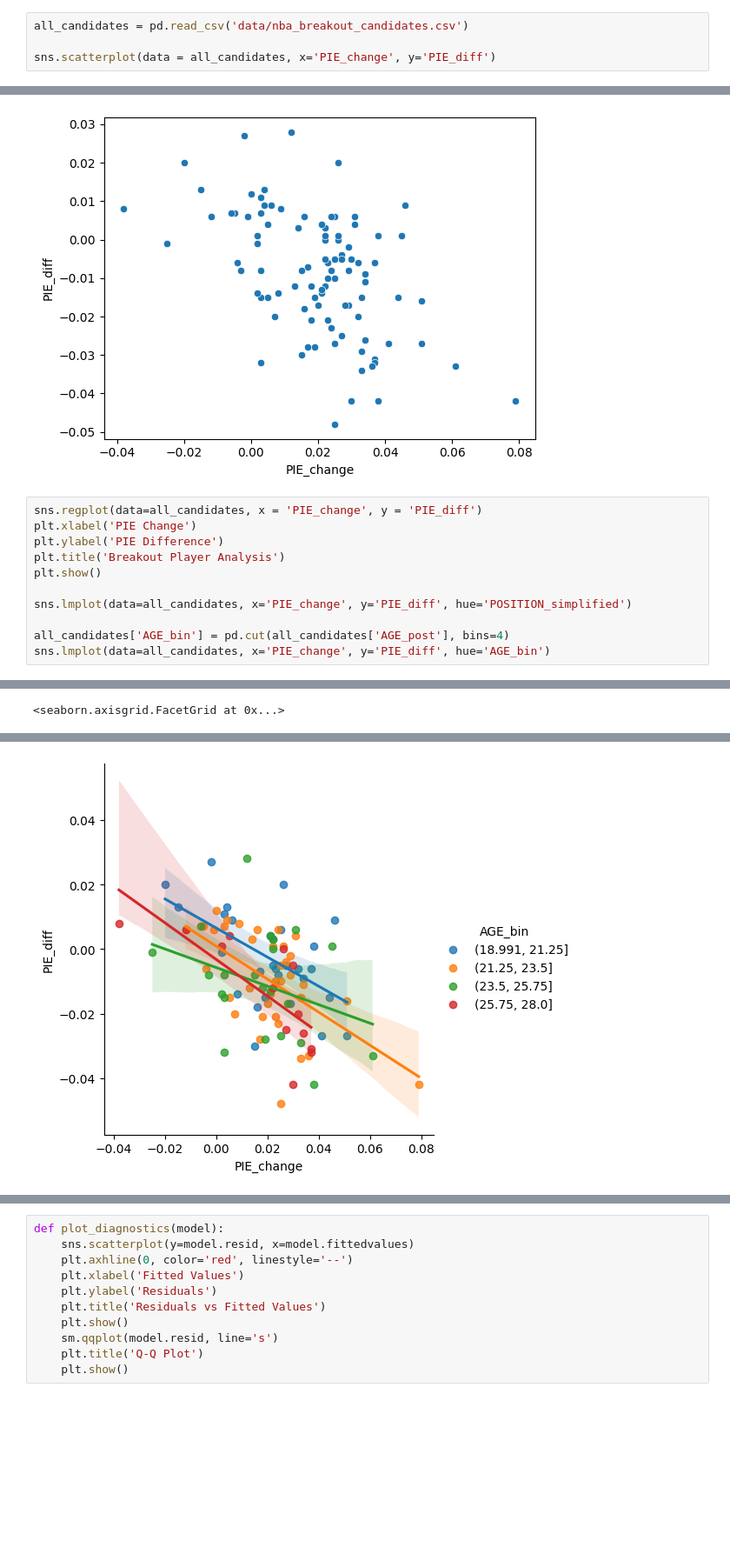
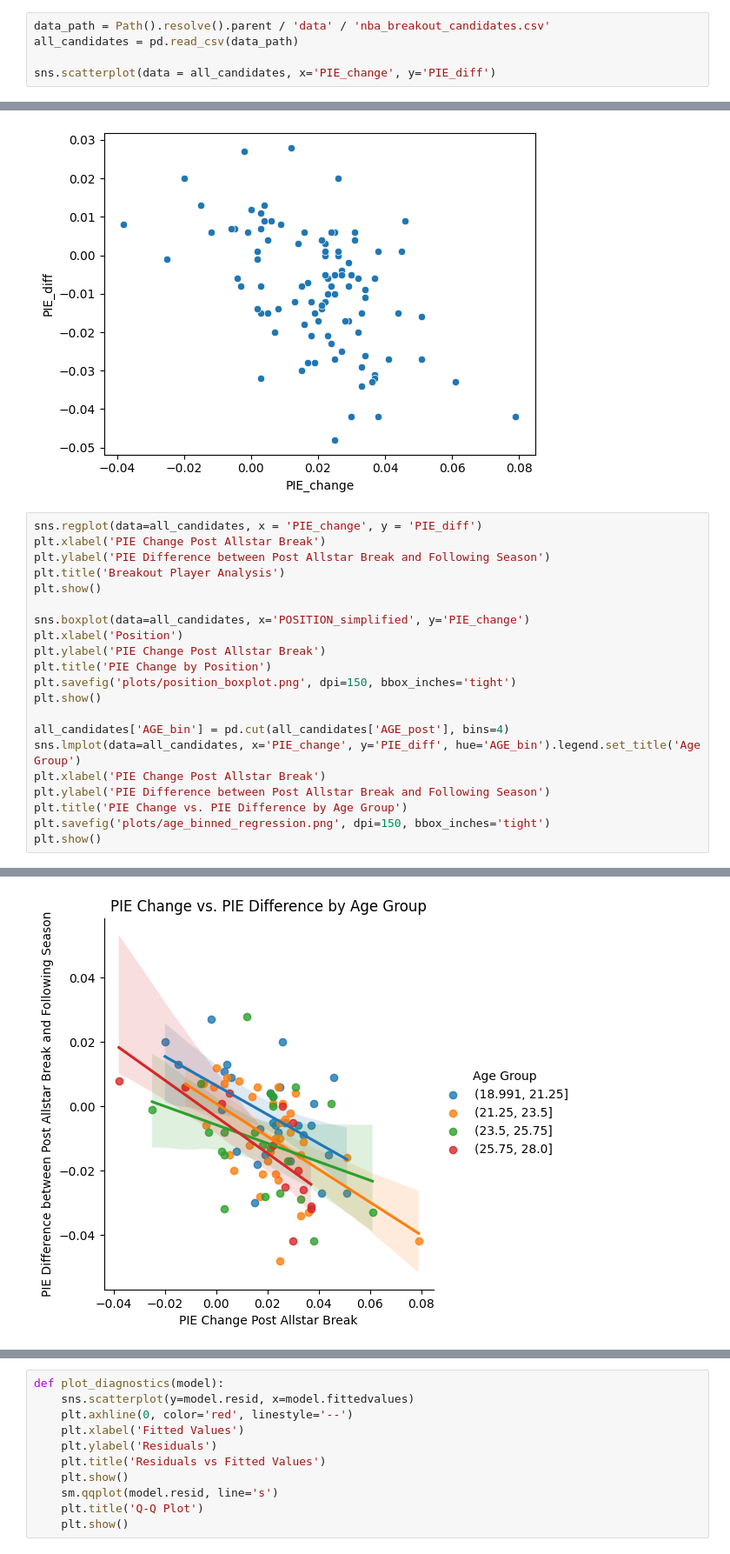
Before and after one commit to BigMikeZ/nba_breakout_analysis, a Jupyter notebook: scripts/02_modeling.ipynb, the cells around one changed output, grey strips where cells are left out. Shown at 87% size. Cells and saved outputs as stored; diff of their text form; blank space fills up the shorter version.

Commit message:
Save models and plots, and update modeling notebook.

```diff
--- a/scripts/02_modeling.ipynb
+++ b/scripts/02_modeling.ipynb
@@ -6,7 +11,8 @@ import numpy as np
 from adjustText import adjust_text
 from statsmodels.stats.outliers_influence import variance_inflation_factor
 # %%
-all_candidates = pd.read_csv('data/nba_breakout_candidates.csv')
+data_path = Path().resolve().parent / 'data' / 'nba_breakout_candidates.csv'
+all_candidates = pd.read_csv(data_path)
 
 sns.scatterplot(data = all_candidates, x='PIE_change', y='PIE_diff')
 # %% [output]
@@ -14,13 +20,23 @@ sns.scatterplot(data = all_candidates, x='PIE_change', y='PIE_diff')
 [figure]
 # %%
 sns.regplot(data=all_candidates, x = 'PIE_change', y = 'PIE_diff')
-plt.xlabel('PIE Change')
-plt.ylabel('PIE Difference')
+plt.xlabel('PIE Change Post Allstar Break')
+plt.ylabel('PIE Difference between Post Allstar Break and Following Season')
 plt.title('Breakout Player Analysis')
 plt.show()
 
-sns.lmplot(data=all_candidates, x='PIE_change', y='PIE_diff', hue='POSITION_simplified')
+sns.boxplot(data=all_candidates, x='POSITION_simplified', y='PIE_change')
+plt.xlabel('Position')
+plt.ylabel('PIE Change Post Allstar Break')
+plt.title('PIE Change by Position')
+plt.savefig('plots/position_boxplot.png', dpi=150, bbox_inches='tight')
+plt.show()
 
 all_candidates['AGE_bin'] = pd.cut(all_candidates['AGE_post'], bins=4)
-sns.lmplot(data=all_candidates, x='PIE_change', y='PIE_diff', hue='AGE_bin')
+sns.lmplot(data=all_candidates, x='PIE_change', y='PIE_diff', hue='AGE_bin').legend.set_title('Age Group')
+plt.xlabel('PIE Change Post Allstar Break')
+plt.ylabel('PIE Difference between Post Allstar Break and Following Season')
+plt.title('PIE Change vs. PIE Difference by Age Group')
+plt.savefig('plots/age_binned_regression.png', dpi=150, bbox_inches='tight')
+plt.show()
 # %% [output]
@@ -28 +43,0 @@ sns.lmplot(data=all_candidates, x='PIE_change', y='PIE_diff', hue='AGE_bin')
-<seaborn.axisgrid.FacetGrid at 0x...>
@@ -30,3 +45,3 @@ sns.lmplot(data=all_candidates, x='PIE_change', y='PIE_diff', hue='AGE_bin')
-[figure, old version]
+[figure, new version]
 # %%
 sns.histplot(data=all_candidates, x='PIE_diff', bins=20, kde=True)
```
Also changed, not shown: parts of 11 cells of this notebook, 8 other files.
